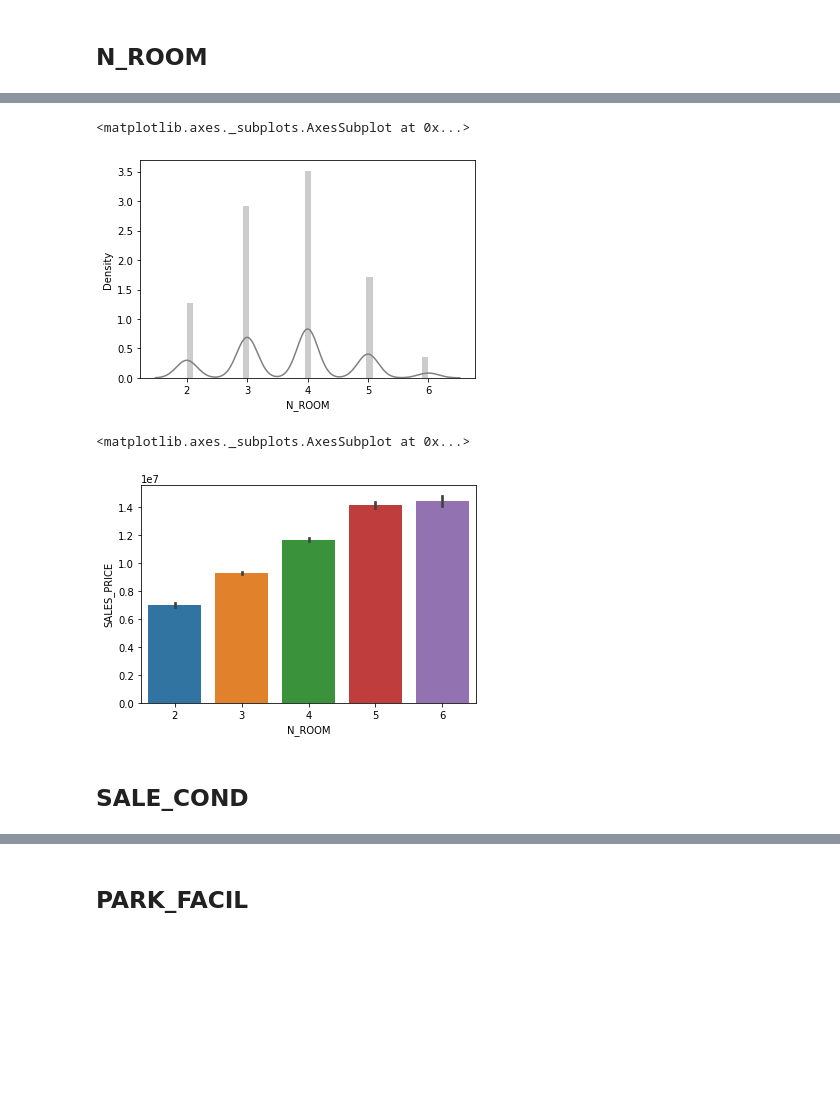
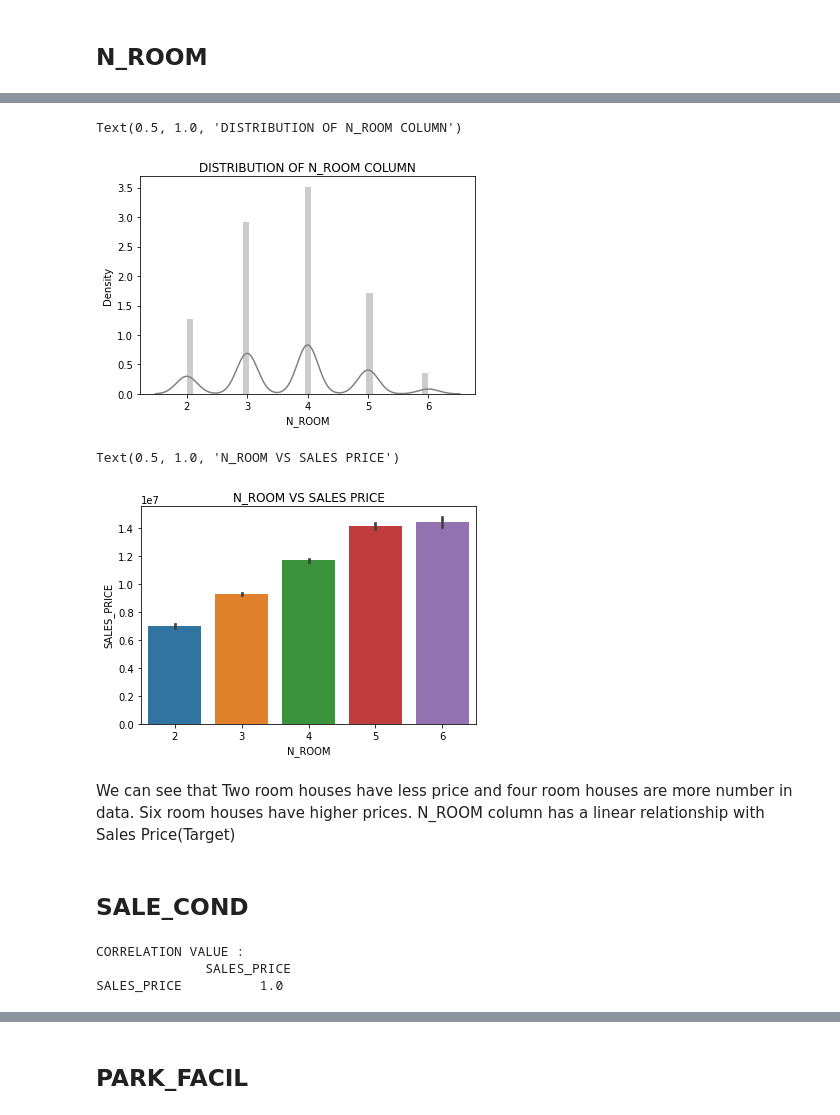
Before and after one commit to mcasivaram/Datascience, a Jupyter notebook: Chennai_House_Price_Prediction.ipynb, the cells around one changed output, grey strips where cells are left out. Cells and saved outputs as stored; diff of their text form; code cells hidden in the pictures; blank space fills up the shorter version.

```diff
--- a/Chennai_House_Price_Prediction.ipynb
+++ b/Chennai_House_Price_Prediction.ipynb
@@ -697,13 +776,25 @@ sns.barplot(x='N_BATHROOM',y='SALES_PRICE',data=df1,order=bathroom_order)
 # %%
 sns.distplot(df1['N_ROOM'],color='gray')
+plt.title("DISTRIBUTION OF N_ROOM COLUMN")
 # %% [output]
-<matplotlib.axes._subplots.AxesSubplot at 0x...>
+Text(0.5, 1.0, 'DISTRIBUTION OF N_ROOM COLUMN')
-[figure, old version]
+[figure, new version]
 # %%
 room_order=df1.groupby('N_ROOM')['SALES_PRICE'].mean().reset_index().sort_values('SALES_PRICE')['N_ROOM']
 sns.barplot(x='N_ROOM',y='SALES_PRICE',data=df1,order=room_order)
+plt.title("N_ROOM VS SALES PRICE")
 # %% [output]
-<matplotlib.axes._subplots.AxesSubplot at 0x...>
+Text(0.5, 1.0, 'N_ROOM VS SALES PRICE')
-[figure, old version]
+[figure, new version]
+# %% [markdown]
+We can see that Two room houses have less price and four room houses are more number in data.
+Six room houses have higher prices.
+N_ROOM column has a linear relationship with Sales Price(Target)
 # %% [markdown]
 ## **SALE_COND**
+# %%
+print("CORRELATION VALUE :\n",df1[['SALE_COND','SALES_PRICE']].corr())
+# %% [output]
+CORRELATION VALUE :
+              SALES_PRICE
+SALES_PRICE          1.0
```
Also changed, not shown: parts of 118 cells of this notebook.
